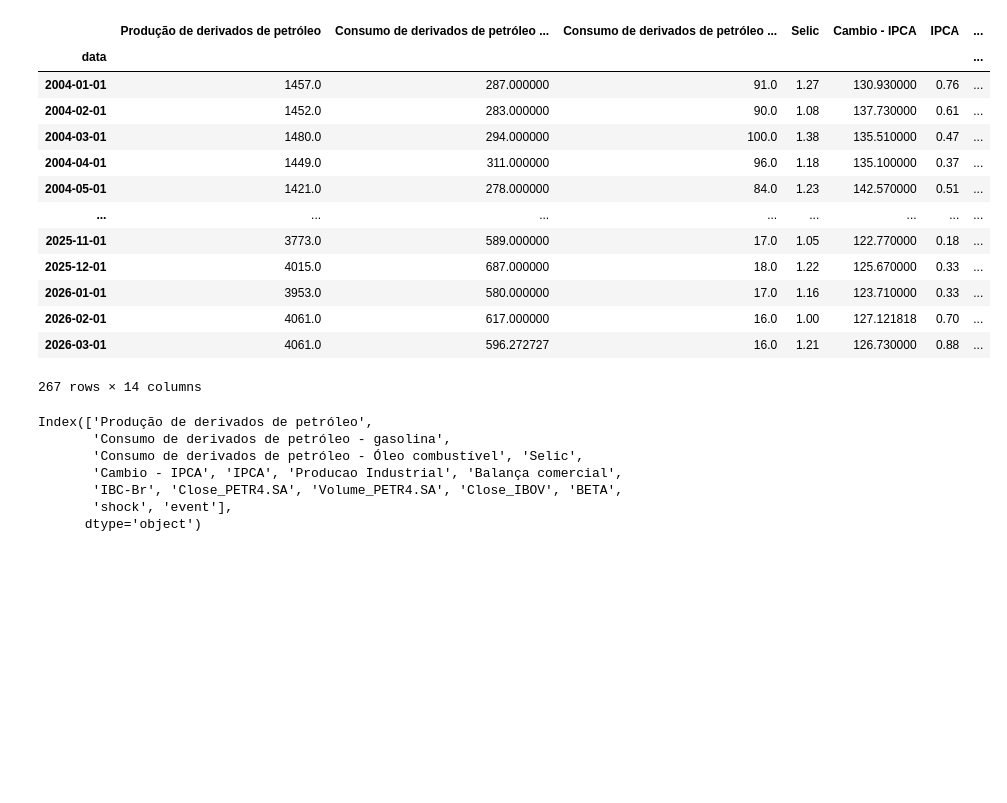
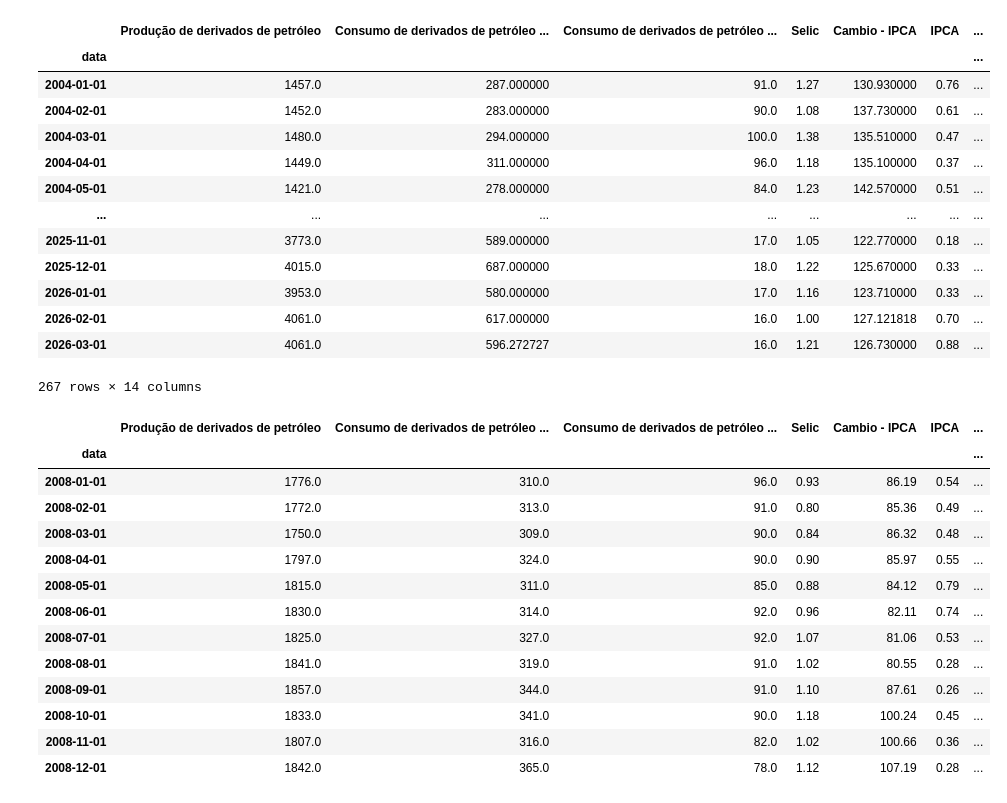
Before and after one commit to WesleySouza13/oil-price-shock-analysis, a Jupyter notebook: notebooks/01_time_series.ipynb, the cells around one changed output. Cells and saved outputs as stored; diff of their text form; code cells hidden in the pictures; blank space fills up the shorter version.

```diff
--- a/notebooks/01_time_series.ipynb
+++ b/notebooks/01_time_series.ipynb
@@ -620,13 +589,20 @@ df
 | 2026-02-01 | 4061.0 | 617.000000 | 16.0 | 1.00 | 127.121818 | 0.70 | ... |
 | 2026-03-01 | 4061.0 | 596.272727 | 16.0 | 1.21 | 126.730000 | 0.88 | ... |
 267 rows × 14 columns
-# %%
-df.columns
-# %% [output]
-Index(['Produção de derivados de petróleo',
-       'Consumo de derivados de petróleo - gasolina',
-       'Consumo de derivados de petróleo - Óleo combustível', 'Selic',
-       'Cambio - IPCA', 'IPCA', 'Producao Industrial', 'Balança comercial',
-       'IBC-Br', 'Close_PETR4.SA', 'Volume_PETR4.SA', 'Close_IBOV', 'BETA',
-       'shock', 'event'],
-      dtype='object')
+# %%
+df.loc['2008-01-01':'2008-12-01']
+# %% [output]
+|  | Produção de derivados de petróleo | Consumo de derivados de petróleo ... | Consumo de derivados de petróleo ... | Selic | Cambio - IPCA | IPCA | ... |
+| data |  |  |  |  |  |  | ... |
+| 2008-01-01 | 1776.0 | 310.0 | 96.0 | 0.93 | 86.19 | 0.54 | ... |
+| 2008-02-01 | 1772.0 | 313.0 | 91.0 | 0.80 | 85.36 | 0.49 | ... |
+| 2008-03-01 | 1750.0 | 309.0 | 90.0 | 0.84 | 86.32 | 0.48 | ... |
+| 2008-04-01 | 1797.0 | 324.0 | 90.0 | 0.90 | 85.97 | 0.55 | ... |
+| 2008-05-01 | 1815.0 | 311.0 | 85.0 | 0.88 | 84.12 | 0.79 | ... |
+| 2008-06-01 | 1830.0 | 314.0 | 92.0 | 0.96 | 82.11 | 0.74 | ... |
+| 2008-07-01 | 1825.0 | 327.0 | 92.0 | 1.07 | 81.06 | 0.53 | ... |
+| 2008-08-01 | 1841.0 | 319.0 | 91.0 | 1.02 | 80.55 | 0.28 | ... |
+| 2008-09-01 | 1857.0 | 344.0 | 91.0 | 1.10 | 87.61 | 0.26 | ... |
+| 2008-10-01 | 1833.0 | 341.0 | 90.0 | 1.18 | 100.24 | 0.45 | ... |
+| 2008-11-01 | 1807.0 | 316.0 | 82.0 | 1.02 | 100.66 | 0.36 | ... |
+| 2008-12-01 | 1842.0 | 365.0 | 78.0 | 1.12 | 107.19 | 0.28 | ... |
```
Also changed, not shown: parts of 19 cells of this notebook, 3 other files.
